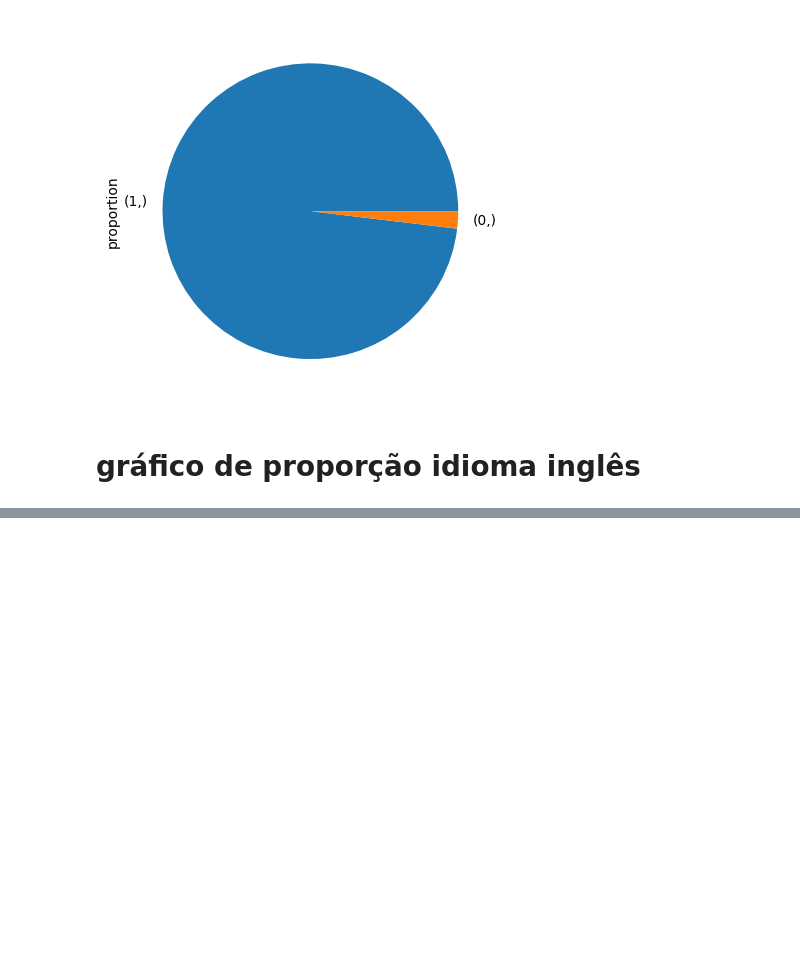
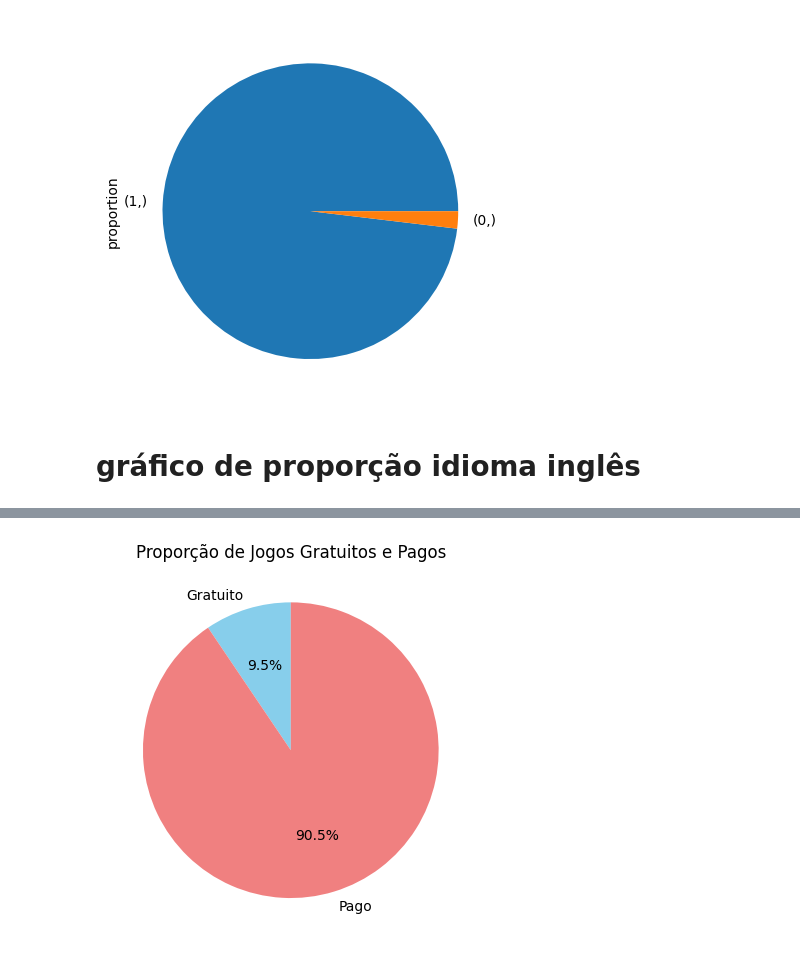
Before and after one commit to mauriciobenjamin700/Projeto_04_ADA, a Jupyter notebook: notebook_projeto.ipynb, the cells around one changed output, grey strips where cells are left out. Saved outputs shown, nothing was run; the diff lists cells and outputs as text; code cells hidden in the pictures; blank space fills up the shorter version.

Commit message:
"Aprendendo a usar gráficos nas análises"

```diff
--- a/notebook_projeto.ipynb
+++ b/notebook_projeto.ipynb
@@ -248,0 +288,14 @@ df[['english']].value_counts(normalize=True).plot(kind='pie')
+# %%
+gratuito, pago = df[df['price'] == 0].shape[0], df[df['price'] != 0].shape[0]
+labels = ['Gratuito', 'Pago']
+
+# Gere um gráfico de pizza
+plt.pie([gratuito, pago], labels=labels, autopct='%1.1f%%', startangle=90, colors=['skyblue', 'lightcoral'])
+
+# Adicione um título ao gráfico
+plt.title('Proporção de Jogos Gratuitos e Pagos')
+
+# Exiba o gráfico
+plt.show()
+# %% [output]
+[figure, added]
```
Also changed, not shown: parts of 3 cells of this notebook.
